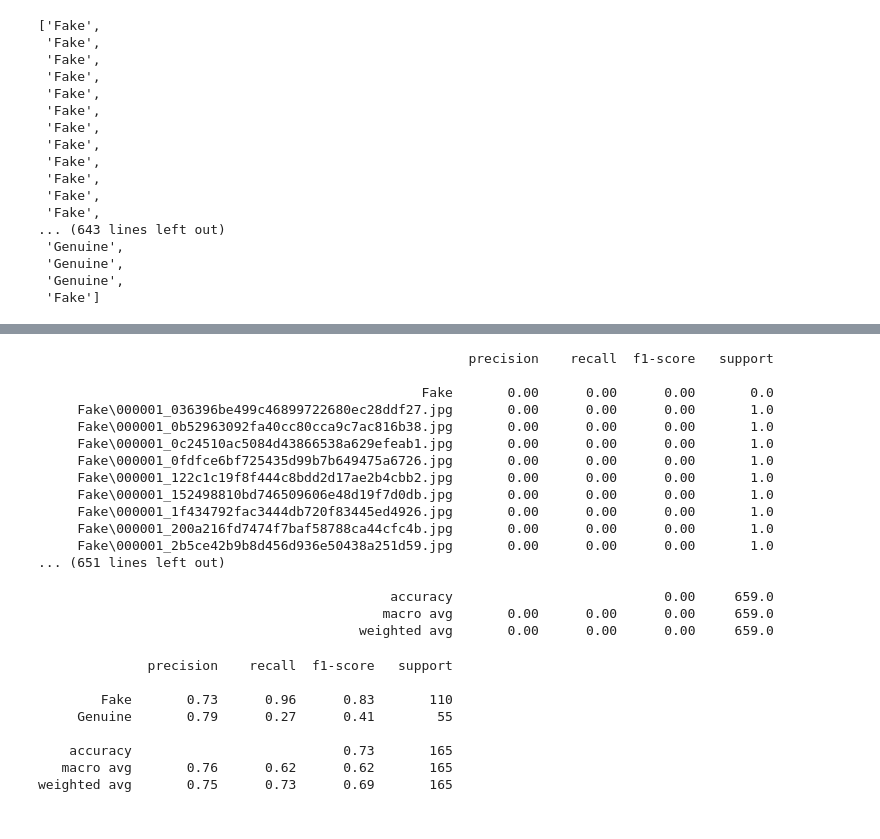
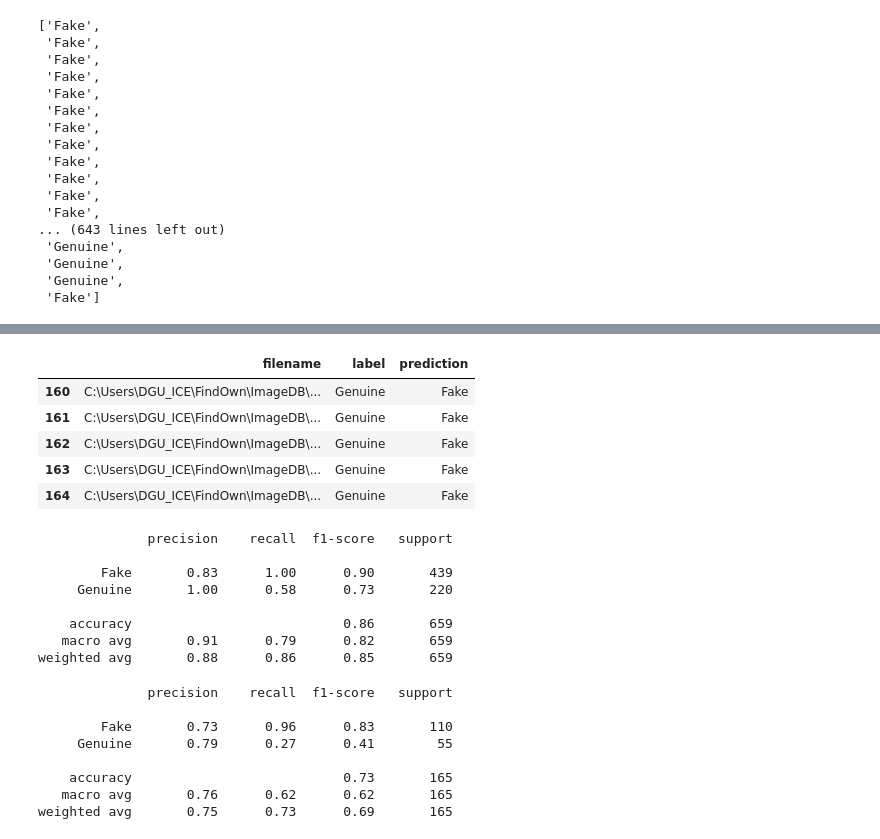
Before and after one commit to 5hseok/FindOwn-AI, a Jupyter notebook: Image_Search/efficientnet-fake-real-logo-detection.ipynb, the cells around one changed output, grey strips where cells are left out. Cells and saved outputs as stored; diff of their text form; code cells hidden in the pictures.

```diff
--- a/Image_Search/efficientnet-fake-real-logo-detection.ipynb
+++ b/Image_Search/efficientnet-fake-real-logo-detection.ipynb
@@ -77,7 +77,7 @@ train.head()
 | 3 | C:\Users\DGU_ICE\FindOwn\ImageDB\... | Fake\000001_0fdfce6bf725435d99b7b... |
 | 4 | C:\Users\DGU_ICE\FindOwn\ImageDB\... | Fake\000001_122c1c19f8f444c8bdd2d... |
 # %%
-train['label'] = train['label'].str.split('/').str[0]
+train['label'] = train['label'].str.split('\\').str[0]
 train.head()
 # %% [output]
 |  | filename | label |
@@ -228,24 +219,25 @@ train.head()
+# %%
+test=test.assign(prediction=result)
+test.tail()
+# %% [output]
+|  | filename | label | prediction |
+| 160 | C:\Users\DGU_ICE\FindOwn\ImageDB\... | Genuine | Fake |
+| 161 | C:\Users\DGU_ICE\FindOwn\ImageDB\... | Genuine | Fake |
+| 162 | C:\Users\DGU_ICE\FindOwn\ImageDB\... | Genuine | Fake |
+| 163 | C:\Users\DGU_ICE\FindOwn\ImageDB\... | Genuine | Fake |
+| 164 | C:\Users\DGU_ICE\FindOwn\ImageDB\... | Genuine | Fake |
 # %%
 from sklearn.metrics import classification_report
 print(classification_report(train['label'],train['prediction']))
 # %% [output]
-                                                       precision    recall  f1-score   support
+              precision    recall  f1-score   support
 
-                                                 Fake       0.00      0.00      0.00       0.0
-     Fake\000001_036396be499c46899722680ec28ddf27.jpg       0.00      0.00      0.00       1.0
-     Fake\000001_0b52963092fa40cc80cca9c7ac816b38.jpg       0.00      0.00      0.00       1.0
-     Fake\000001_0c24510ac5084d43866538a629efeab1.jpg       0.00      0.00      0.00       1.0
-     Fake\000001_0fdfce6bf725435d99b7b649475a6726.jpg       0.00      0.00      0.00       1.0
-     Fake\000001_122c1c19f8f444c8bdd2d17ae2b4cbb2.jpg       0.00      0.00      0.00       1.0
-     Fake\000001_152498810bd746509606e48d19f7d0db.jpg       0.00      0.00      0.00       1.0
-     Fake\000001_1f434792fac3444db720f83445ed4926.jpg       0.00      0.00      0.00       1.0
-     Fake\000001_200a216fd7474f7baf58788ca44cfc4b.jpg       0.00      0.00      0.00       1.0
-     Fake\000001_2b5ce42b9b8d456d936e50438a251d59.jpg       0.00      0.00      0.00       1.0
-... (651 lines left out)
+        Fake       0.83      1.00      0.90       439
+     Genuine       1.00      0.58      0.73       220
 
-                                             accuracy                           0.00     659.0
-                                            macro avg       0.00      0.00      0.00     659.0
-                                         weighted avg       0.00      0.00      0.00     659.0
+    accuracy                           0.86       659
+   macro avg       0.91      0.79      0.82       659
+weighted avg       0.88      0.86      0.85       659
 # %%
 print(classification_report(test['label'],test['prediction']))
 # %% [output]
```
Also changed, not shown: parts of 7 cells of this notebook.
